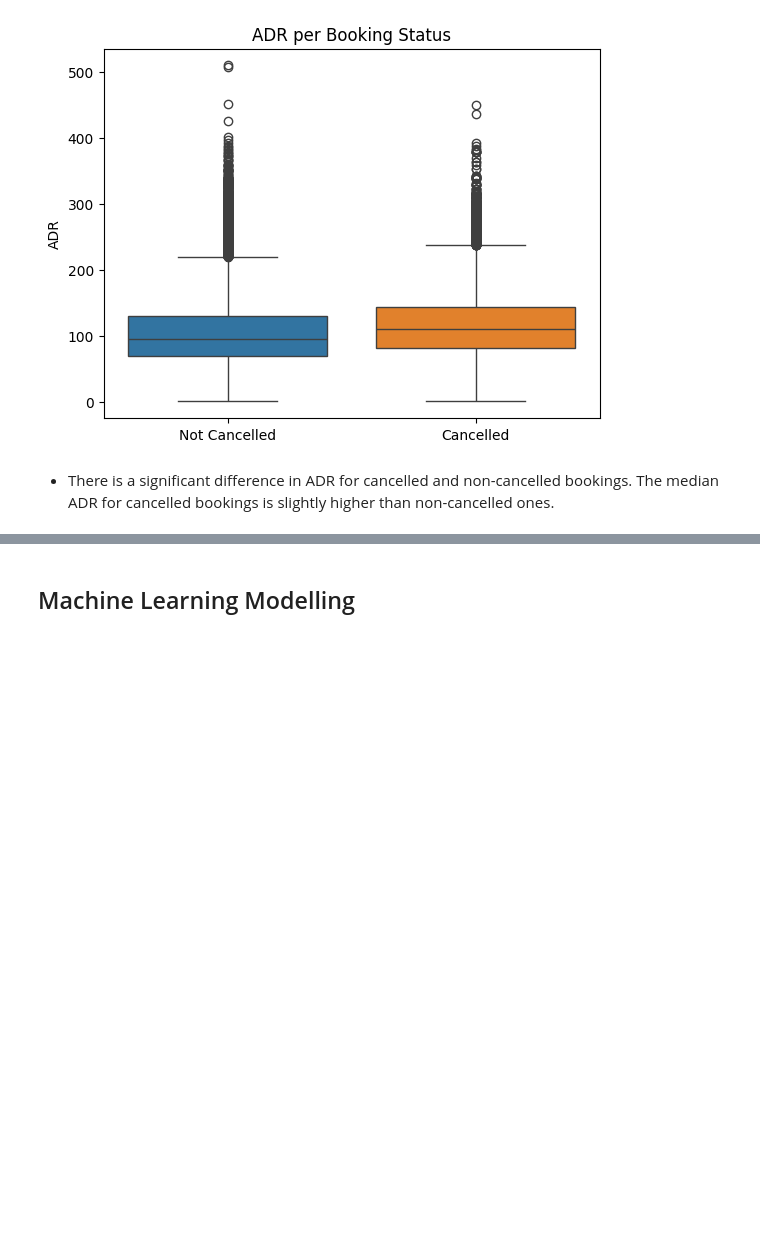
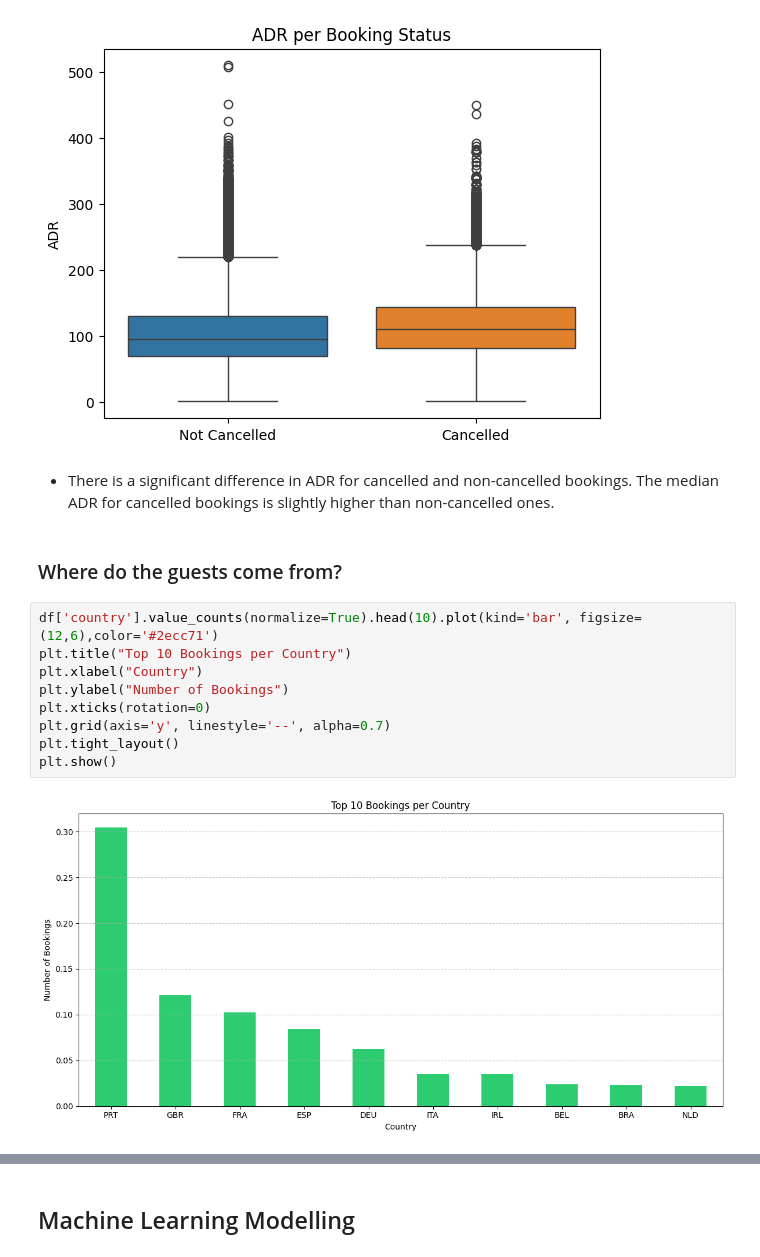
Before and after one commit to PurwadhikaDev/GammaGroup_DTI_02_FinalProject, a Jupyter notebook: Final_Project_Gamma_Team_Hotel_Booking_Demand_2_0.ipynb, the cells around one changed output, grey strips where cells are left out. Saved outputs shown, nothing was run; the diff lists cells and outputs as text; blank space fills up the shorter version.

```diff
--- a/Final_Project_Gamma_Team_Hotel_Booking_Demand_2_0.ipynb
+++ b/Final_Project_Gamma_Team_Hotel_Booking_Demand_2_0.ipynb
@@ -1174,3 +1175,16 @@ plt.show()
 [figure]
 # %% [markdown]
 - There is a significant difference in ADR for cancelled and non-cancelled bookings. The median ADR for cancelled bookings is slightly higher than non-cancelled ones.
+# %% [markdown]
+### Where do the guests come from?
+# %%
+df['country'].value_counts(normalize=True).head(10).plot(kind='bar', figsize=(12,6),color='#2ecc71')
+plt.title("Top 10 Bookings per Country")
+plt.xlabel("Country")
+plt.ylabel("Number of Bookings")
+plt.xticks(rotation=0)
+plt.grid(axis='y', linestyle='--', alpha=0.7)
+plt.tight_layout()
+plt.show()
+# %% [output]
+[figure, added]
```
Also changed, not shown: parts of 29 cells of this notebook.
